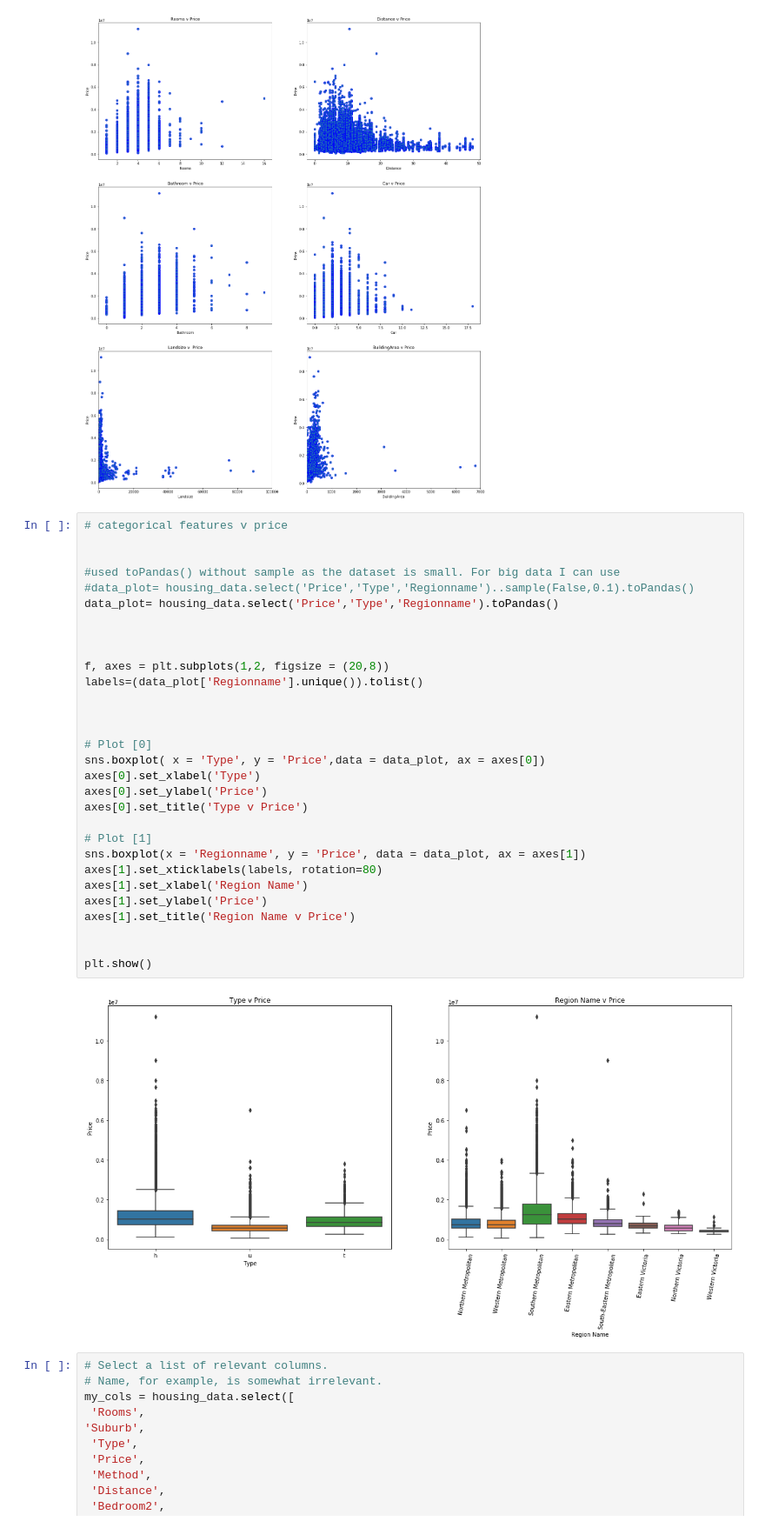
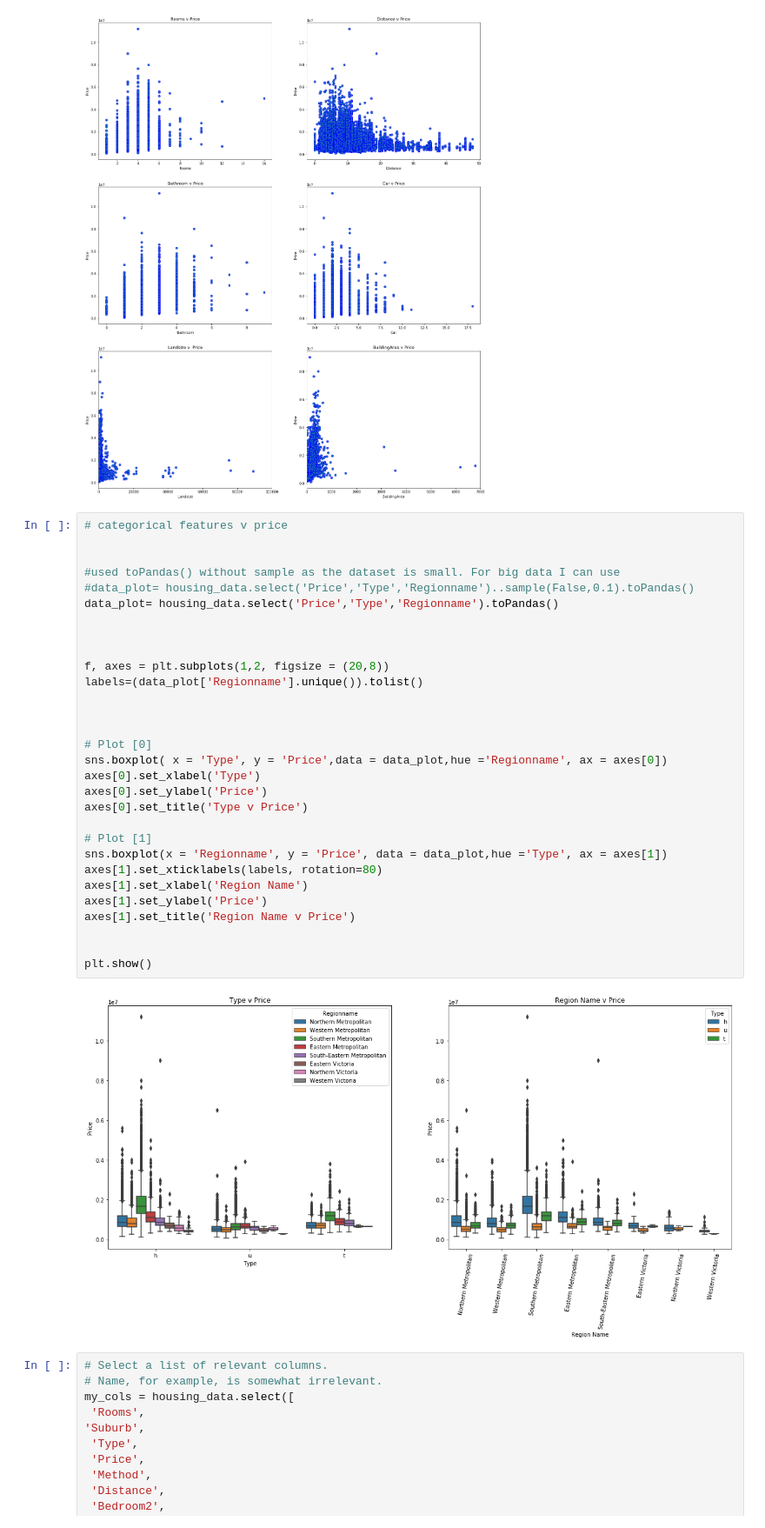
Before and after one commit to misl938/BDAS_misl938, a Jupyter notebook: Iteration4_misl938.ipynb, the cells around one changed output. Shown at 87% size. Saved outputs shown, nothing was run; the diff lists cells and outputs as text.

```diff
--- a/Iteration4_misl938.ipynb
+++ b/Iteration4_misl938.ipynb
@@ -403,35 +403,35 @@ plt.show()
 # %%
 # categorical features v price
 
 
 #used toPandas() without sample as the dataset is small. For big data I can use
 #data_plot= housing_data.select('Price','Type','Regionname')..sample(False,0.1).toPandas()
 data_plot= housing_data.select('Price','Type','Regionname').toPandas()
 
 
 
 f, axes = plt.subplots(1,2, figsize = (20,8))
 labels=(data_plot['Regionname'].unique()).tolist()
 
 
 
 # Plot [0]
-sns.boxplot( x = 'Type', y = 'Price',data = data_plot, ax = axes[0])
+sns.boxplot( x = 'Type', y = 'Price',data = data_plot,hue ='Regionname', ax = axes[0])
 axes[0].set_xlabel('Type')
 axes[0].set_ylabel('Price')
 axes[0].set_title('Type v Price')
 
 # Plot [1]
-sns.boxplot(x = 'Regionname', y = 'Price', data = data_plot, ax = axes[1])
+sns.boxplot(x = 'Regionname', y = 'Price', data = data_plot,hue ='Type', ax = axes[1])
 axes[1].set_xticklabels(labels, rotation=80)
 axes[1].set_xlabel('Region Name')
 axes[1].set_ylabel('Price')
 axes[1].set_title('Region Name v Price')
 
 
 plt.show()
 # %% [output]
-[figure, old version]
+[figure, new version]
 # %%
 # Select a list of relevant columns.
 # Name, for example, is somewhat irrelevant.
```
Also changed, not shown: parts of 8 cells of this notebook.
